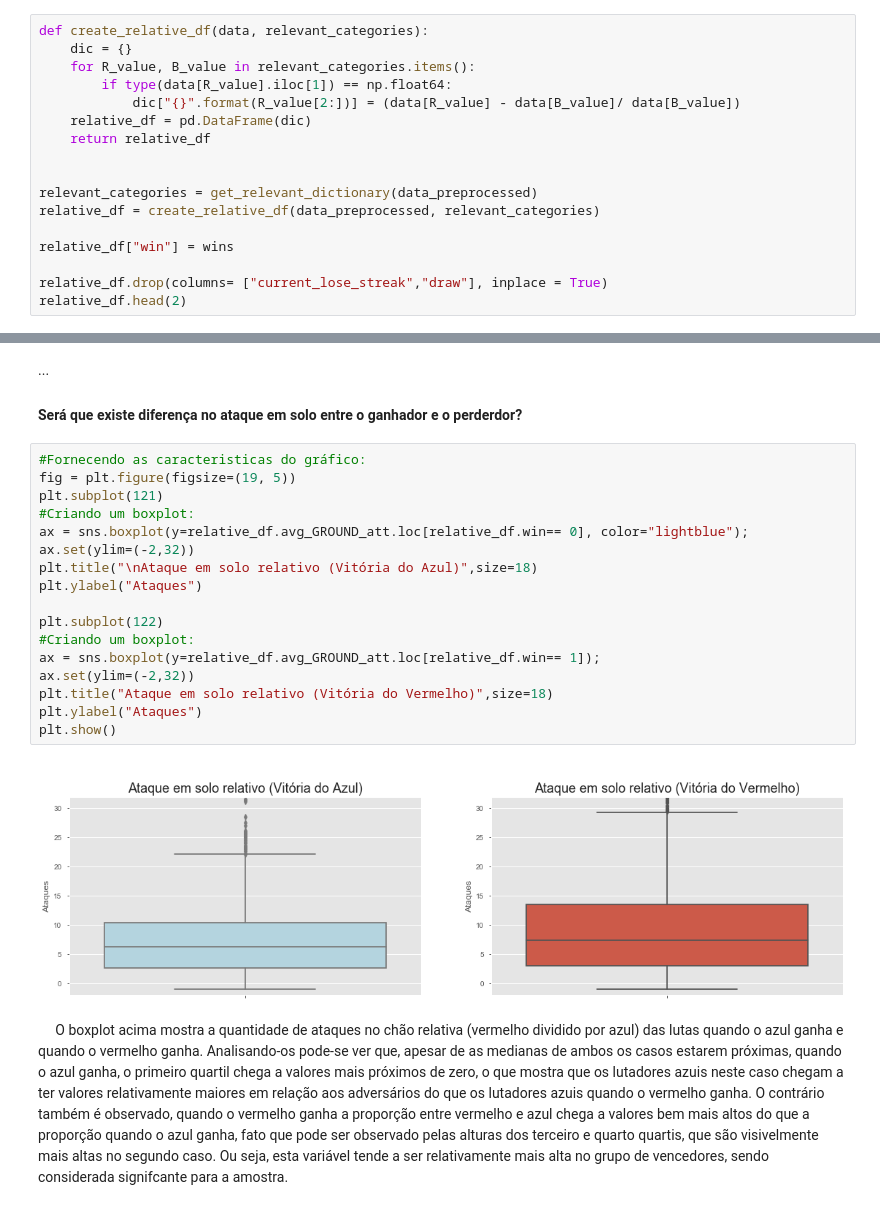
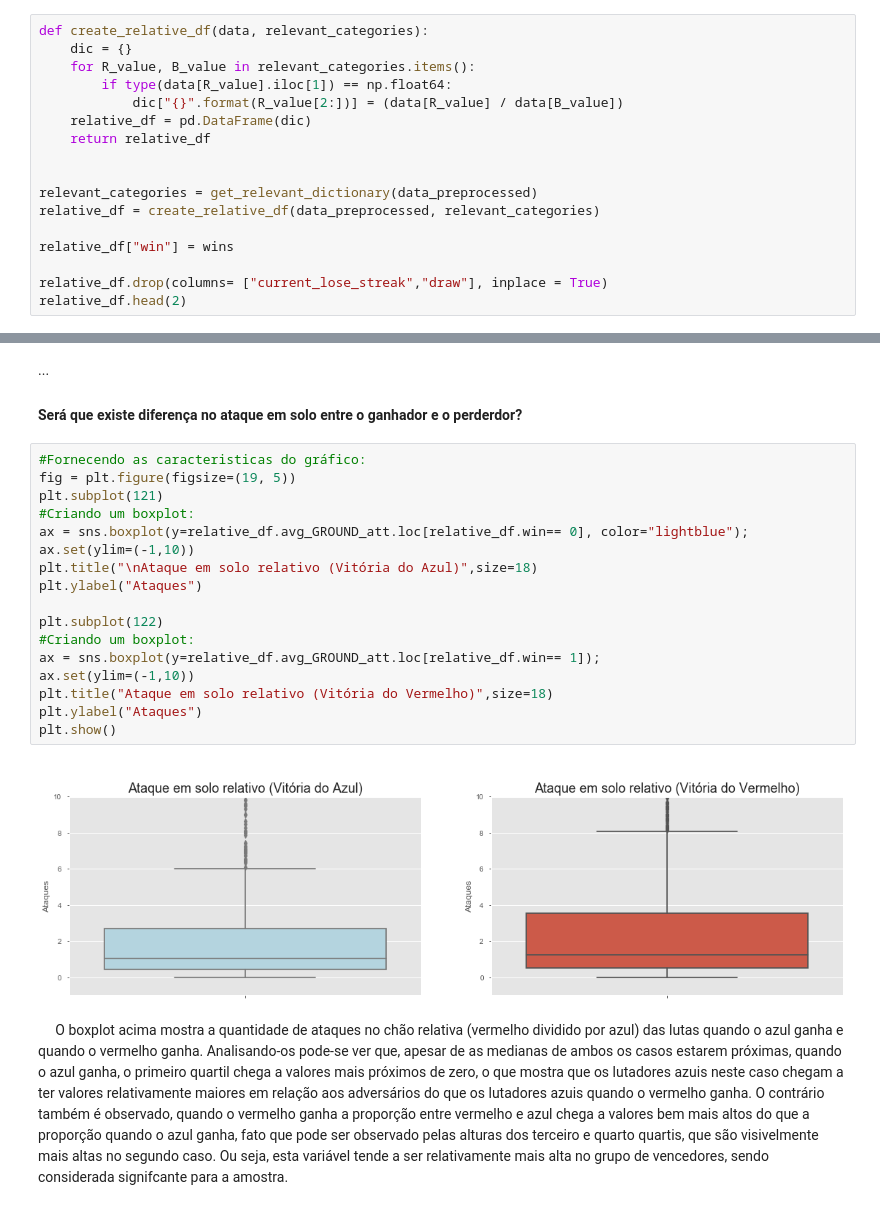
Before and after one commit to jzsiggy/UFC-predictions, a Jupyter notebook: Projeto_3.ipynb, the cells around one changed output, grey strips where cells are left out. Cells and saved outputs as stored; diff of their text form.

```diff
--- a/Projeto_3.ipynb
+++ b/Projeto_3.ipynb
@@ -124,7 +124,7 @@ def create_relative_df(data, relevant_categories):
     dic = {}
     for R_value, B_value in relevant_categories.items():
         if type(data[R_value].iloc[1]) == np.float64:
-            dic["{}".format(R_value[2:])] = (data[R_value] - data[B_value]/ data[B_value])
+            dic["{}".format(R_value[2:])] = (data[R_value] / data[B_value])
     relative_df = pd.DataFrame(dic)
     return relative_df
 
@@ -329,22 +329,22 @@ VERMELHO GANHA
 # %%
 #Fornecendo as caracteristicas do gráfico:
 fig = plt.figure(figsize=(19, 5))
 plt.subplot(121)
 #Criando um boxplot:
 ax = sns.boxplot(y=relative_df.avg_GROUND_att.loc[relative_df.win== 0], color="lightblue");
-ax.set(ylim=(-2,32))
+ax.set(ylim=(-1,10))
 plt.title("\nAtaque em solo relativo (Vitória do Azul)",size=18)
 plt.ylabel("Ataques")
 
 plt.subplot(122)
 #Criando um boxplot:
 ax = sns.boxplot(y=relative_df.avg_GROUND_att.loc[relative_df.win== 1]);
-ax.set(ylim=(-2,32))
+ax.set(ylim=(-1,10))
 plt.title("Ataque em solo relativo (Vitória do Vermelho)",size=18)
 plt.ylabel("Ataques")
 plt.show()
 # %% [output]
-[figure, old version]
+[figure, new version]
 # %% [markdown]
 &nbsp;&nbsp;&nbsp;&nbsp;&nbsp;O boxplot acima mostra a quantidade de ataques no chão relativa (vermelho dividido por azul) das lutas quando o azul ganha e quando o vermelho ganha. Analisando-os pode-se ver que, apesar de as medianas de ambos os casos estarem próximas, quando o azul ganha, o primeiro quartil chega a valores mais próximos de zero, o que mostra que os lutadores azuis neste caso chegam a ter valores relativamente maiores em relação aos adversários do que os lutadores azuis quando o vermelho ganha. O contrário também é observado, quando o vermelho ganha a proporção entre vermelho e azul chega a valores bem mais altos do que a proporção quando o azul ganha, fato que pode ser observado pelas alturas dos terceiro e quarto quartis, que são visivelmente mais altas no segundo caso. Ou seja, esta variável tende a ser relativamente mais alta no grupo de vencedores, sendo considerada signifcante para a amostra.
 # %% [markdown]
```
Also changed, not shown: parts of 12 cells of this notebook, 1 other file.
